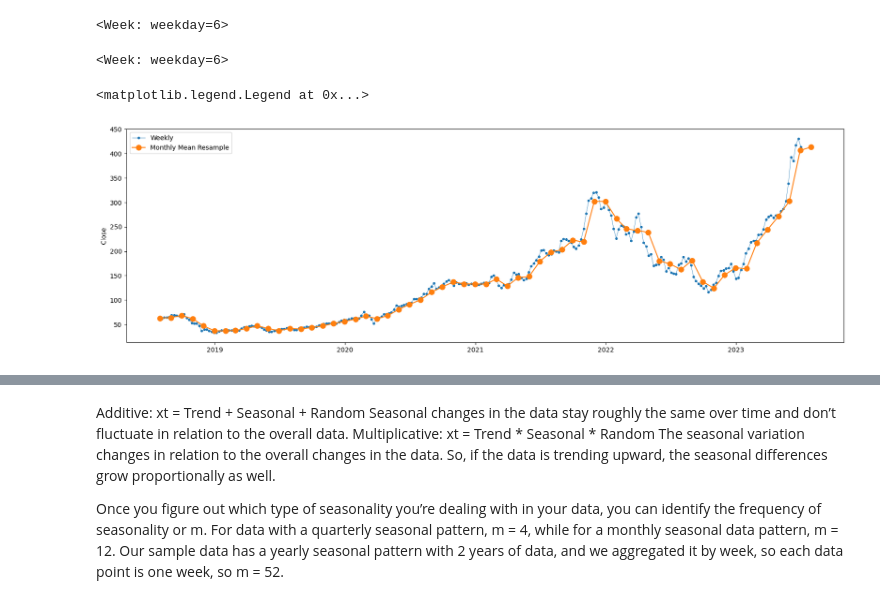
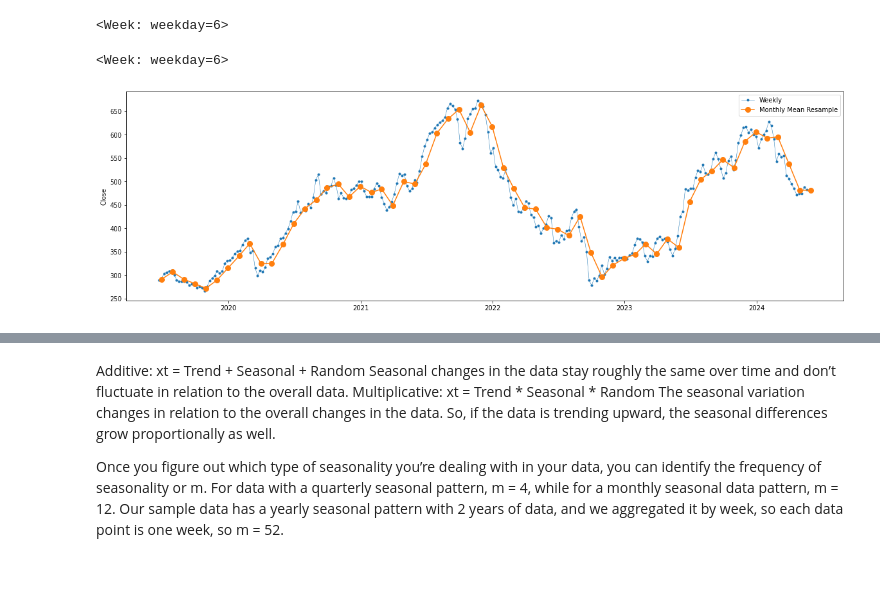
Before and after one commit to nickessner/FinancialPredictions, a Jupyter notebook: machineLearningNotebook.ipynb, the cells around one changed output, grey strips where cells are left out. Cells and saved outputs as stored; diff of their text form; code cells hidden in the pictures; blank space fills up the shorter version.

```diff
--- a/machineLearningNotebook.ipynb
+++ b/machineLearningNotebook.ipynb
@@ -140 +158,6 @@ yearPrior
+# %%
+timeseriesDf = pd.DataFrame()
+sector_etfs = ['XLE','XLV','XLU','XLI','GDX','XLK','XLY','XLB','XOP','XHB','XME','XTL']
+current_portfolio = list(indv['Symbol'].values)
+ticker_nm = 'ADBE'
 # %%
@@ -163,6 +182,7 @@ timeseriesDf.head()
 # %%
 historyDfs = []
-for ticker in ['NVDA']:#current_portfolio: #['XLV'] #sector_etfs #stockMarketTickers
+tickerLst = ['ADBE']
+for ticker in tickerLst:#current_portfolio: #['XLV'] #sector_etfs #stockMarketTickers
     try:
         yahooTickerData = yf.Ticker(ticker) #, session=session
         yahooHistory = yahooTickerData.history(period="5y", auto_adjust=False, back_adjust=False) #"max"
@@ -196,7 +216,7 @@ def add_rsi(df, periods=14):
     df["RSI"] = rsi
 
 rsiDfs = []
-for ticker in ['NVDA']:#current_portfolio:
+for ticker in tickerLst:#current_portfolio:
     histDf = historyDfFull[historyDfFull['Ticker']==ticker]
     add_rsi(histDf)
     add_macd(histDf)
@@ -420,7 +307,7 @@ DatetimeIndex([], dtype='datetime64[ns, America/New_York]', name='Date', freq=No
 # Select the proper time period for weekly aggreagation
 
 resampleDfs = []
-for ticker in ['NVDA']:#current_portfolio:
+for ticker in tickerLst:#current_portfolio:
     resampleDf = rsiDfFull[rsiDfFull['Ticker']==ticker]
 
     # # Specify the desired frequency and generate a date range
@@ -447,18 +334,18 @@ print(resampleRsiDfFull[resampleRsiDfFull['Ticker']==ticker].index.freq)
 # %%
 import warnings
 import matplotlib.pyplot as plt
-y = resampleRsiDfFull[resampleRsiDfFull['Ticker']=='NVDA']['Close']
-y.index.freq = pd.infer_freq(resampleDfWeekly.index)
-print(y.index.freq)
-fig, ax = plt.subplots(figsize=(20, 6))
-ax.plot(y,marker='.', linestyle='-', linewidth=0.5, label='Weekly')
-ax.plot(y.resample('M').mean(),marker='o', markersize=8, linestyle='-', label='Monthly Mean Resample')
-ax.set_ylabel('Close')
-ax.legend()
+for ticker in tickerLst:
+    y = resampleRsiDfFull[resampleRsiDfFull['Ticker']==ticker]['Close']
+    y.index.freq = pd.infer_freq(resampleDfWeekly.index)
+    print(y.index.freq)
+    fig, ax = plt.subplots(figsize=(20, 6))
+    ax.plot(y,marker='.', linestyle='-', linewidth=0.5, label='Weekly')
+    ax.plot(y.resample('M').mean(),marker='o', markersize=8, linestyle='-', label='Monthly Mean Resample')
+    ax.set_ylabel('Close')
+    ax.legend()
 # %% [output]
 <Week: weekday=6>
-<matplotlib.legend.Legend at 0x...>
-[figure, old version]
+[figure, new version]
 # %%
 import statsmodels.api as sm
 def seasonal_decompose (y):
```
Also changed, not shown: parts of 32 cells of this notebook, 2 other files.
